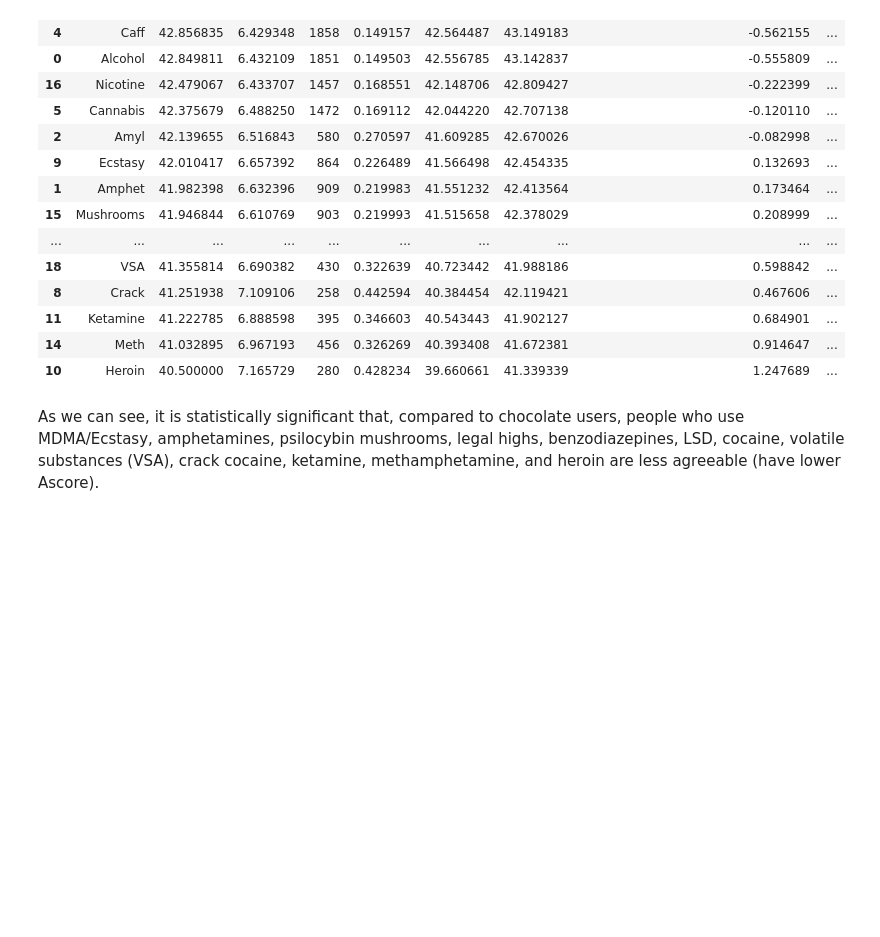
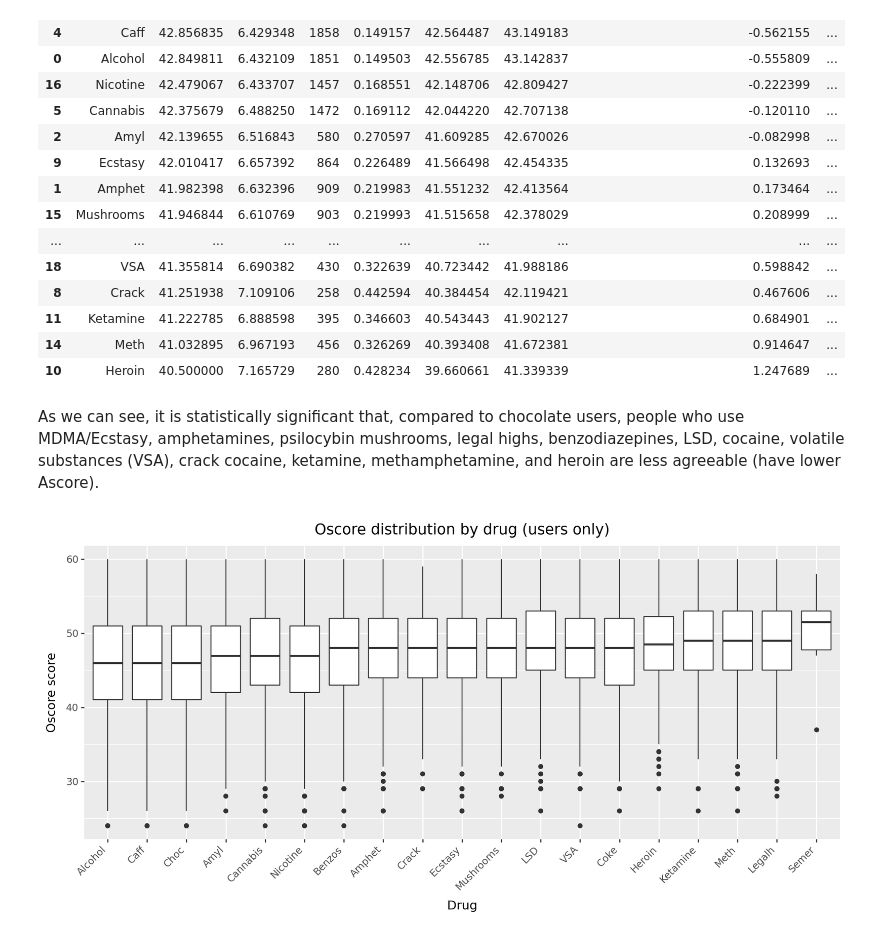
Before and after one commit to RichardMJaks/drug-use-analysis, a Jupyter notebook: main.ipynb, the cells around one changed output. Drawn from its saved outputs; the diff is of its cells as text; code cells hidden in the pictures; blank space fills up the shorter version.

```diff
--- a/main.ipynb
+++ b/main.ipynb
@@ -516,3 +516,7 @@ stats_nscore.sort_values("Mean", ascending=False)
 | 10 | Heroin | 40.500000 | 7.165729 | 280 | 0.428234 | 39.660661 | 41.339339 | 1.247689 | ... |
 # %% [markdown]
 As we can see, it is statistically significant that, compared to chocolate users, people who use MDMA/Ecstasy, amphetamines, psilocybin mushrooms, legal highs, benzodiazepines, LSD, cocaine, volatile substances (VSA), crack cocaine, ketamine, methamphetamine, and heroin are less agreeable (have lower Ascore).
+# %%
+plot_trait_boxplot(trait_long, "Oscore", users_only=True)
+# %% [output]
+[figure, added]
```
Also changed, not shown: parts of 15 cells of this notebook.
